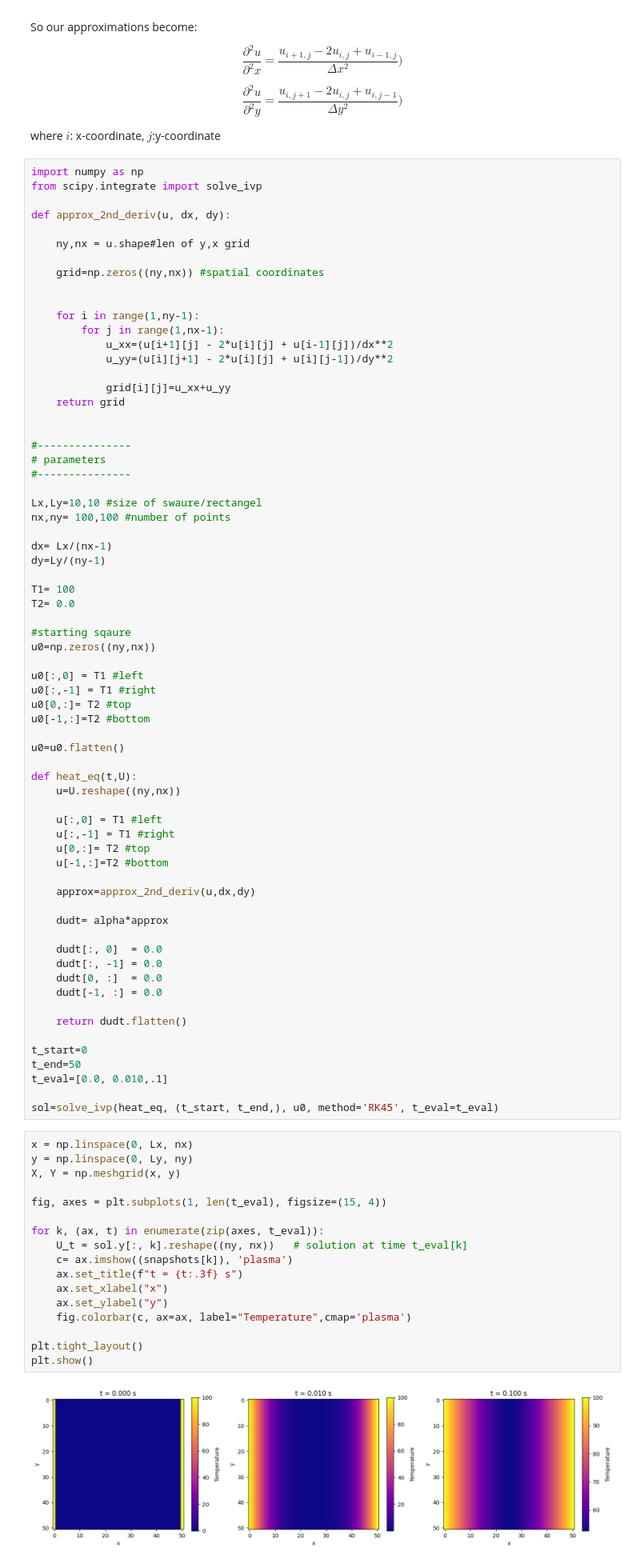
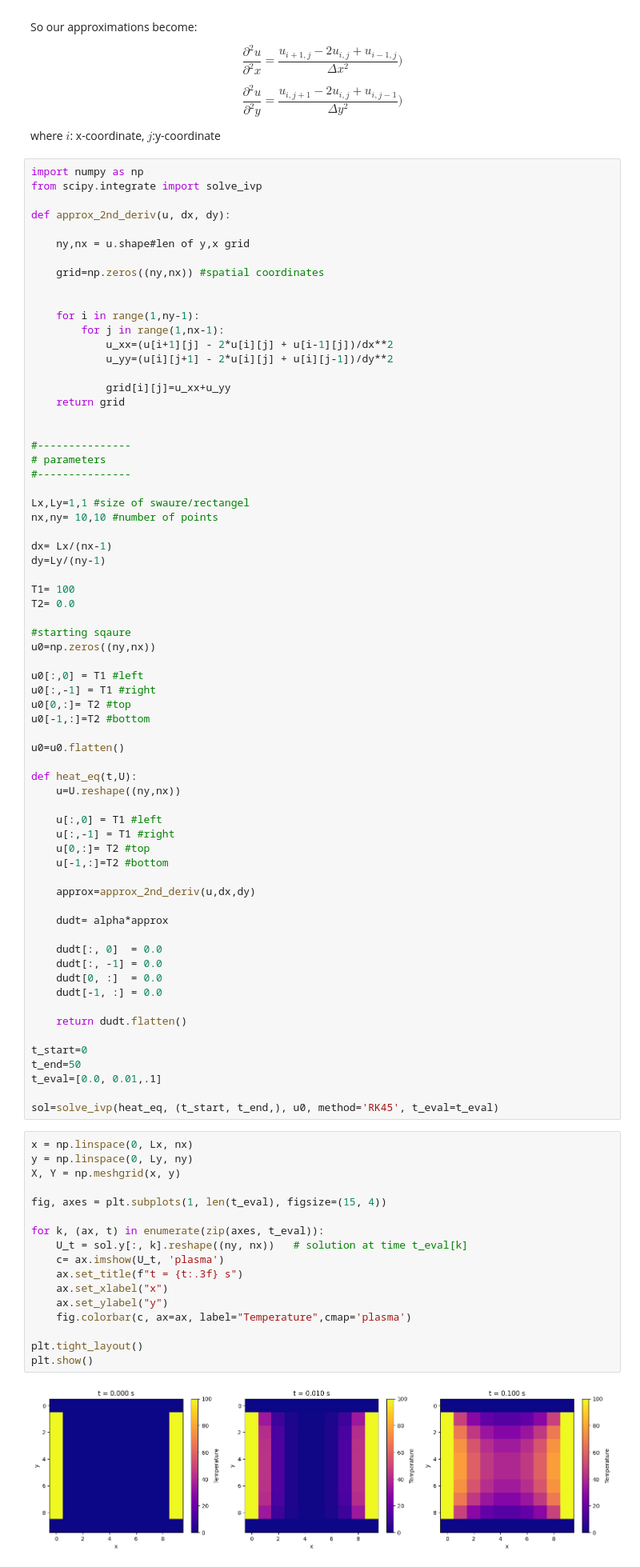
Before and after one commit to Reiniery/Computational-Physics, a Jupyter notebook: projects/P2_Heat_Equation.ipynb, the cells around one changed output. Shown at 80% size. Saved outputs shown, nothing was run; the diff lists cells and outputs as text.

```diff
--- a/projects/P2_Heat_Equation.ipynb
+++ b/projects/P2_Heat_Equation.ipynb
@@ -295,8 +295,8 @@ def approx_2nd_deriv(u, dx, dy):
 # parameters
 #---------------
 
-Lx,Ly=10,10 #size of swaure/rectangel
-nx,ny= 100,100 #number of points
+Lx,Ly=1,1 #size of swaure/rectangel
+nx,ny= 10,10 #number of points
 
 dx= Lx/(nx-1)
 dy=Ly/(ny-1)
@@ -335,28 +335,28 @@ def heat_eq(t,U):
 
 t_start=0
 t_end=50
-t_eval=[0.0, 0.010,.1]
+t_eval=[0.0, 0.01,.1]
 
 sol=solve_ivp(heat_eq, (t_start, t_end,), u0, method='RK45', t_eval=t_eval)
 # %%
 x = np.linspace(0, Lx, nx)
 y = np.linspace(0, Ly, ny)
 X, Y = np.meshgrid(x, y)
 
 fig, axes = plt.subplots(1, len(t_eval), figsize=(15, 4))
 
 for k, (ax, t) in enumerate(zip(axes, t_eval)):
     U_t = sol.y[:, k].reshape((ny, nx))   # solution at time t_eval[k]
-    c= ax.imshow((snapshots[k]), 'plasma')
+    c= ax.imshow(U_t, 'plasma')
     ax.set_title(f"t = {t:.3f} s")
     ax.set_xlabel("x")
     ax.set_ylabel("y")
     fig.colorbar(c, ax=ax, label="Temperature",cmap='plasma')
 
 plt.tight_layout()
 plt.show()
 # %% [output]
-[figure, old version]
+[figure, new version]
 # %% [markdown]
 # Newmann boundary condition
 # %%
```
Also changed, not shown: parts of 1 cell of this notebook.
